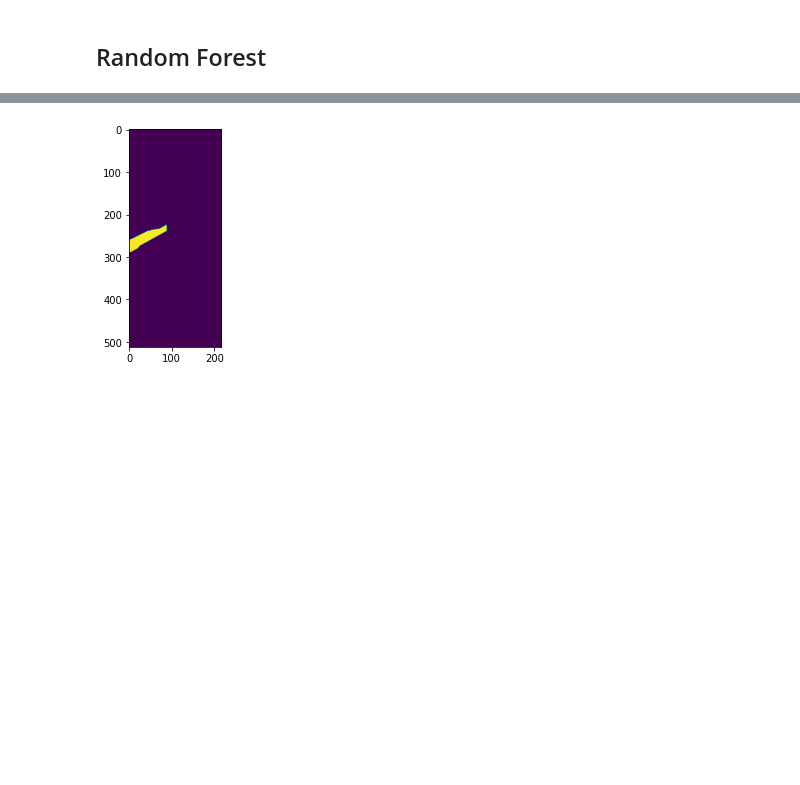
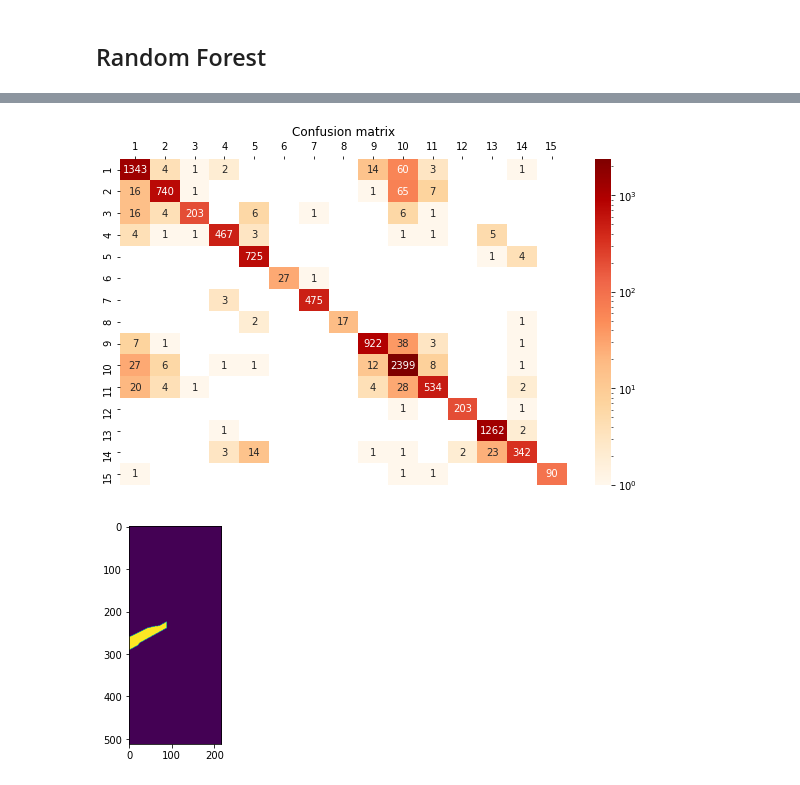
Before and after one commit to SabineHU/projet-IML, a Jupyter notebook: src/supervised_random_forest_classifier.ipynb, the cells around one changed output, grey strips where cells are left out. Cells and saved outputs as stored; diff of their text form; code cells hidden in the pictures; blank space fills up the shorter version.

```diff
--- a/src/supervised_random_forest_classifier.ipynb
+++ b/src/supervised_random_forest_classifier.ipynb
@@ -184,4 +207,4 @@ modelRF = RandomForestClassifier(n_estimators=100, verbose=1, n_jobs=8)
 # %%
-modelRF.fit(x_train_indiana, y_train_indiana_labels)
+modelRF_indiana.fit(x_train_indiana, y_train_indiana_labels)
 # %% [output]
 [Parallel(n_jobs=8)]: Using backend ThreadingBackend with 8 concurrent workers.
@@ -199,8 +237,8 @@ modelRF.score(x_train_indiana, y_train_indiana_labels)
 # %%
-modelRF.verbose = 0
-for cluster in labels:
+modelRF_indiana.verbose = 0
+for cluster in labels_indiana:
     idxs = np.argwhere(y_train_indiana_labels == cluster).flatten()
-    score = modelRF.score(x_train_indiana[idxs], y_train_indiana_labels[idxs])
+    score = modelRF_indiana.score(x_train_indiana[idxs], y_train_indiana_labels[idxs])
     print("Cluster: {}".format(cluster))
     print("Nb samples: {}".format(y_train_indiana_labels[idxs].size))
     print("Score: {}".format(score))
@@ -262,2 +363,2 @@ Score: 0.9889380530973452
 # %%
-preds = modelRF.predict(X_salinas_reduced)
+preds_indiana = modelRF_indiana.predict(X_indiana_reduced)
@@ -283,5 +383,7 @@ ValueError: Shape of passed values is (16, 15), indices imply (15, 15)
 # %%
-plot_confusion_matrix(y_test_indiana_labels, preds_test, class_names=np.arange(1, 16), log=True)
+plot_confusion_matrix(indiana_labels, preds_indiana + 1, class_names=np.arange(1, 16), log=True)
+# %% [output]
+[figure, added]
 # %%
 #sum_train = 0
 #sum_test = 0
```
Also changed, not shown: parts of 41 cells of this notebook.
